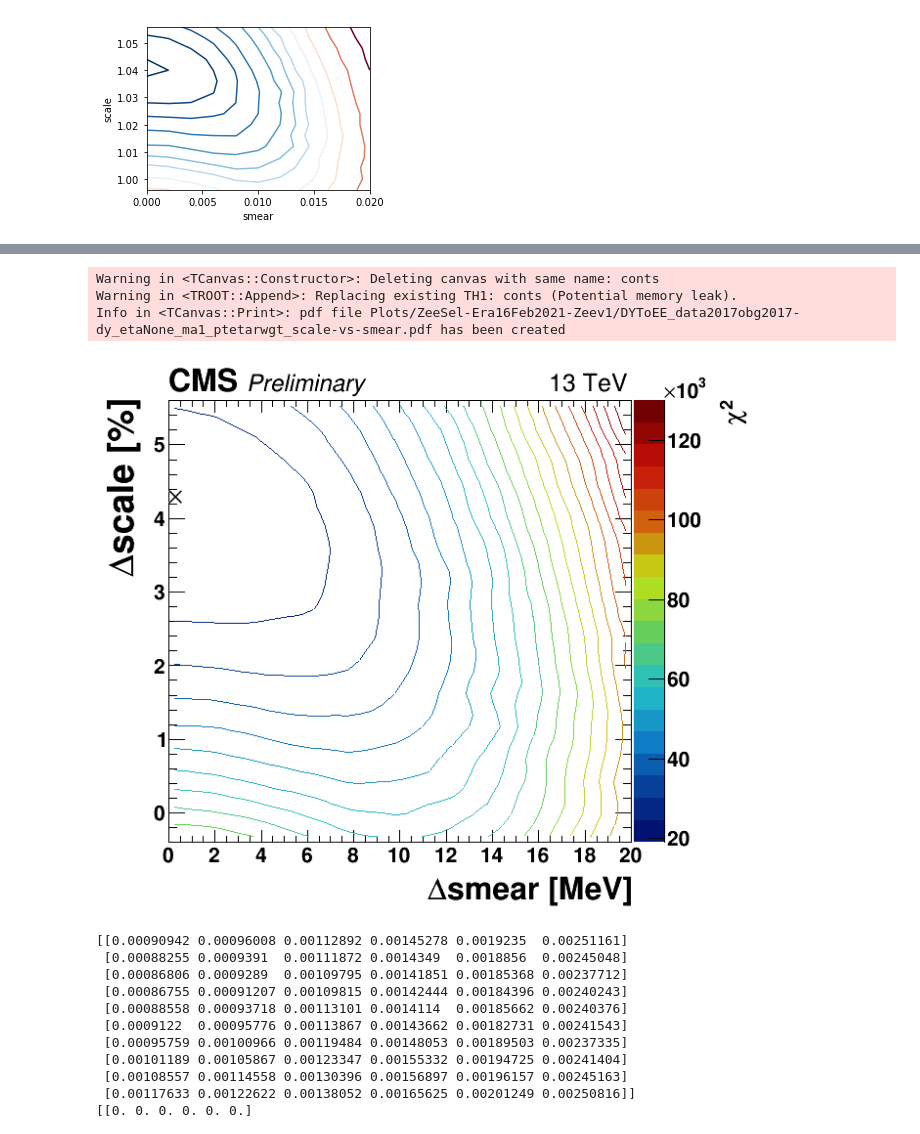
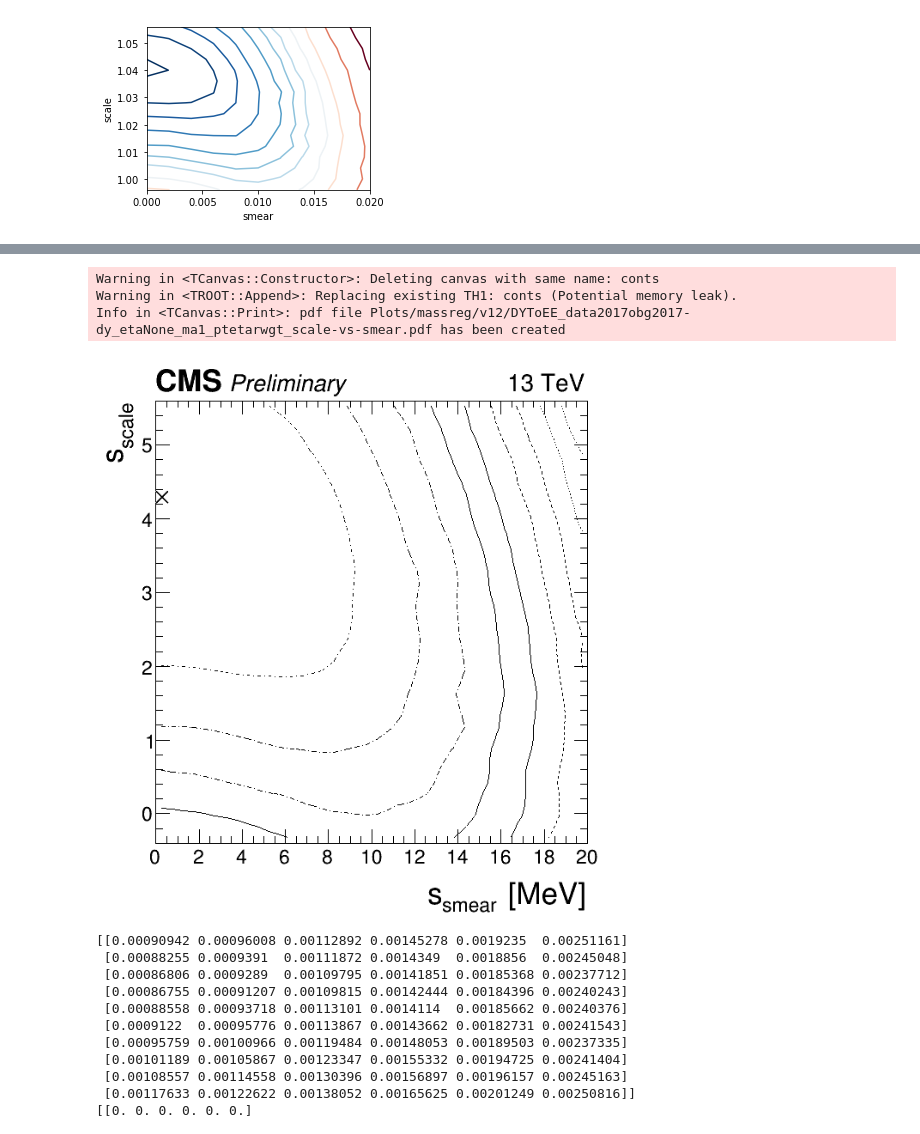
Before and after one commit to mbandrews/h2aa, a Jupyter notebook: zeeAnalysis/zee_plots-ss-syst-contour.ipynb, the cells around one changed output, grey strips where cells are left out. Cells and saved outputs as stored; diff of their text form; code cells hidden in the pictures.

```diff
--- a/zeeAnalysis/zee_plots-ss-syst-contour.ipynb
+++ b/zeeAnalysis/zee_plots-ss-syst-contour.ipynb
@@ -484,6 +486,7 @@ for a,s in enumerate(scales_):
         #'''
         #ks_test = [shift_ma(scale, smear) for i in range(10)]
         #print('chisq: %E +/- %E'%(np.mean(ks_test),np.std(ks_test)))
+        break
         tests = np.array([shift_ma(scale, smear, i) for i in range(1 if do_coarse else 2)])
         #break
         #print(tests.shape)
@@ -501,7 +504,7 @@ for a,s in enumerate(scales_):
         #print('-----------------------')
         #'''
         #break
-    #break
+    break
 print('>> Done.')
 # %% [output]
 =======================
@@ -577,4 +625,7 @@ plt.show()
 # %%
+plot_dir = 'Plots/massreg/v12'
+print_pdf = False
+
 #hConts = ROOT.TH2F('hConts', len(smears_)-1, smears_[0], smears_[-1],\
 #                             len(scales_)-1, scales_[0], scales_[-1])
 #c,h = {}, {}
@@ -600,7 +651,8 @@ print('scales', len(scales), scales[0], scales[-1])
 print('chisq, min,max:', chisqs_.min(), chisqs_.max())
 
 k = 'conts'
-c[k] = ROOT.TCanvas(k, k, 680, 600)
+#c[k] = ROOT.TCanvas(k, k, 680, 600)
+c[k] = ROOT.TCanvas(k, k, 640, 680)
 #h[k] = ROOT.TH2F(k, k, len(smears)-1, array('d', smears),\
 #                       len(scales)-1, array('d', scales))
 h[k] = ROOT.TH2F(k, k, len(smears)-1, 0., 20.,\
@@ -615,9 +667,9 @@ for a in range(len(scales)):
         #print(a, b, scales[a], smears[b], chisqs_[a,b])
         h[k+'graph'].SetPoint(i, smears[b], scales[a], chisqs_[a,b])
         if a == 4 and b == 1:
-            h[k+'optim'].SetPoint(i, smears[b], scales[a], chisqs_[a,b])
+            h[k+'optim'].SetPoint(i, smears[b], 1.+scales[a], chisqs_[a,b])
         else:
-            h[k+'optim'].SetPoint(i, smears[b], scales[a], 0.)
+            h[k+'optim'].SetPoint(i, smears[b], 1.+scales[a], 0.)
         i += 1
     #break
 
@@ -641,37 +693,44 @@ contours[5] =  0.8;
 HistStreamFn->SetContour(6, contours);
 #h[k+'graph'].SetContour(6)
 '''
-ROOT.gStyle.SetNumberContours(20) # default:20
+ROOT.gStyle.SetNumberContours(10) # default:20
 ROOT.TGaxis.fgMaxDigits = 3
 ROOT.gStyle.SetOptStat(0)
 
-h[k] = set_hist(h[k], "#Deltasmear [MeV]", "#Deltascale [%]", "")
+#h[k] = set_hist(h[k], "#Deltasmear [MeV]", "#Deltascale [%]", "")
+h[k] = set_hist(h[k], "s_{smear} [MeV]", "s_{scale}", "")
 ROOT.gPad.SetTopMargin(0.08)
 ROOT.gPad.SetBottomMargin(0.13)
 ROOT.gPad.SetLeftMargin(0.11)
-ROOT.gPad.SetRightMargin(0.19)
+#ROOT.gPad.SetRightMargin(0.19) # with colz
+ROOT.gPad.SetRightMargin(0.1) # without colz
 ROOT.gStyle.SetPalette(55)#53
 ROOT.TGaxis.fgMaxDigits = 3
 h[k].SetTitle('')
 
-h[k].GetYaxis().SetTitleOffset(0.6)
-h[k].GetYaxis().SetTitleSize(0.07)
+h[k].GetYaxis().SetTitleOffset(0.7)
+h[k].GetYaxis().SetTitleSize(0.06)
+h[k].GetYaxis().SetLabelFont(42)
+h[k].GetYaxis().SetTitleFont(42)
 
 h[k].GetZaxis().SetTitle('#chi^{2}')
 h[k].GetZaxis().SetTitleOffset(1.3)
 h[k].GetZaxis().SetTitleSize(0.05)
-h[k].GetZaxis().SetTitleFont(62)
+h[k].GetZaxis().SetTitleFont(42)
 h[k].GetZaxis().SetLabelSize(0.04)
-h[k].GetZaxis().SetLabelFont(62)
+h[k].GetZaxis().SetLabelFont(42)
 
-h[k].GetXaxis().SetTitleOffset(0.9)
+h[k].GetXaxis().SetTitleOffset(1.0)
 h[k].GetXaxis().SetTitleSize(0.06)
+h[k].GetXaxis().SetLabelFont(42)
+h[k].GetXaxis().SetTitleFont(42)
 #h[k].GetXaxis().SetRangeUser(smears[0], smears[-1])
 print(smears[0], smears[-1])
 
 h[k].SetMinimum(chisqs_.min())
 h[k].SetMaximum(130.e3)
-h[k].Draw("COL Z")
+#h[k].Draw("COL Z")
+h[k].Draw("COL")
 
 # Workaround: Draw graph on top of empty hist
 # otherwise axes arent drawn
@@ -681,7 +740,8 @@ h[k].Draw("COL Z")
 #h[k+'graph'].GetZaxis().SetTitleFont(62)
 #h[k+'graph'].GetZaxis().SetLabelSize(0.04)
 #h[k+'graph'].GetZaxis().SetLabelFont(62)
-h[k+'graph'].Draw("CONT1 same")
+#h[k+'graph'].Draw("CONT1 same")
+h[k+'graph'].Draw("CONT2 same")
 
 # Draw optimial point
 optim = ROOT.TLatex()
@@ -690,7 +750,7 @@ optim.DrawLatex(0., 4.2, '#times')
 c[k].Draw()
 CMS_lumi.CMS_lumi(c[k], iPeriod, iPos)
 c[k].Update()
-c[k].Print('Plots/%s/DYToEE_%so%s_eta%s_ma1_ptetarwgt_scale-vs-smear.pdf'%(era, kdata, kmc, eta_range))
+c[k].Print('%s/DYToEE_%so%s_eta%s_ma1_ptetarwgt_scale-vs-smear.pdf'%(plot_dir, kdata, kmc, eta_range))
 # %% [output]
 smears 11 0.0 20.0
 scales 16 -0.4 5.6000000000000005
@@ -698,9 +758,9 @@ chisq, min,max: 18989.257273968782 121818.95437066164
 0.0 20.0
 13 TeV
 Warning in <TCanvas::Constructor>: Deleting canvas with same name: conts
 Warning in <TROOT::Append>: Replacing existing TH1: conts (Potential memory leak).
-Info in <TCanvas::Print>: pdf file Plots/ZeeSel-Era16Feb2021-Zeev1/DYToEE_data2017obg2017-dy_etaNone_ma1_ptetarwgt_scale-vs-smear.pdf has been created
+Info in <TCanvas::Print>: pdf file Plots/massreg/v12/DYToEE_data2017obg2017-dy_etaNone_ma1_ptetarwgt_scale-vs-smear.pdf has been created
-[figure, old version]
+[figure, new version]
 # %%
 # Using truncated distn
 
```
Also changed, not shown: parts of 12 cells of this notebook, 11 other files.
